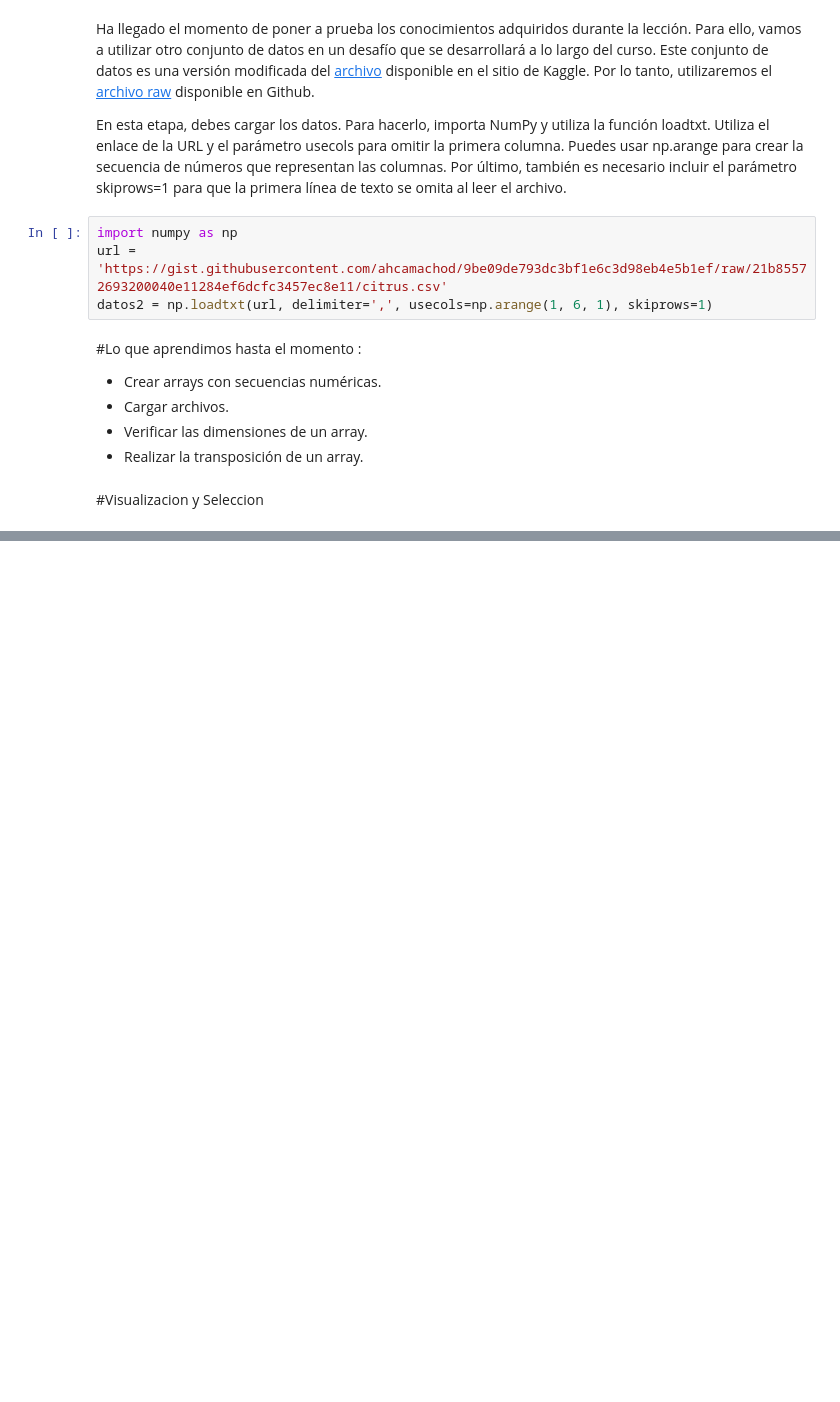
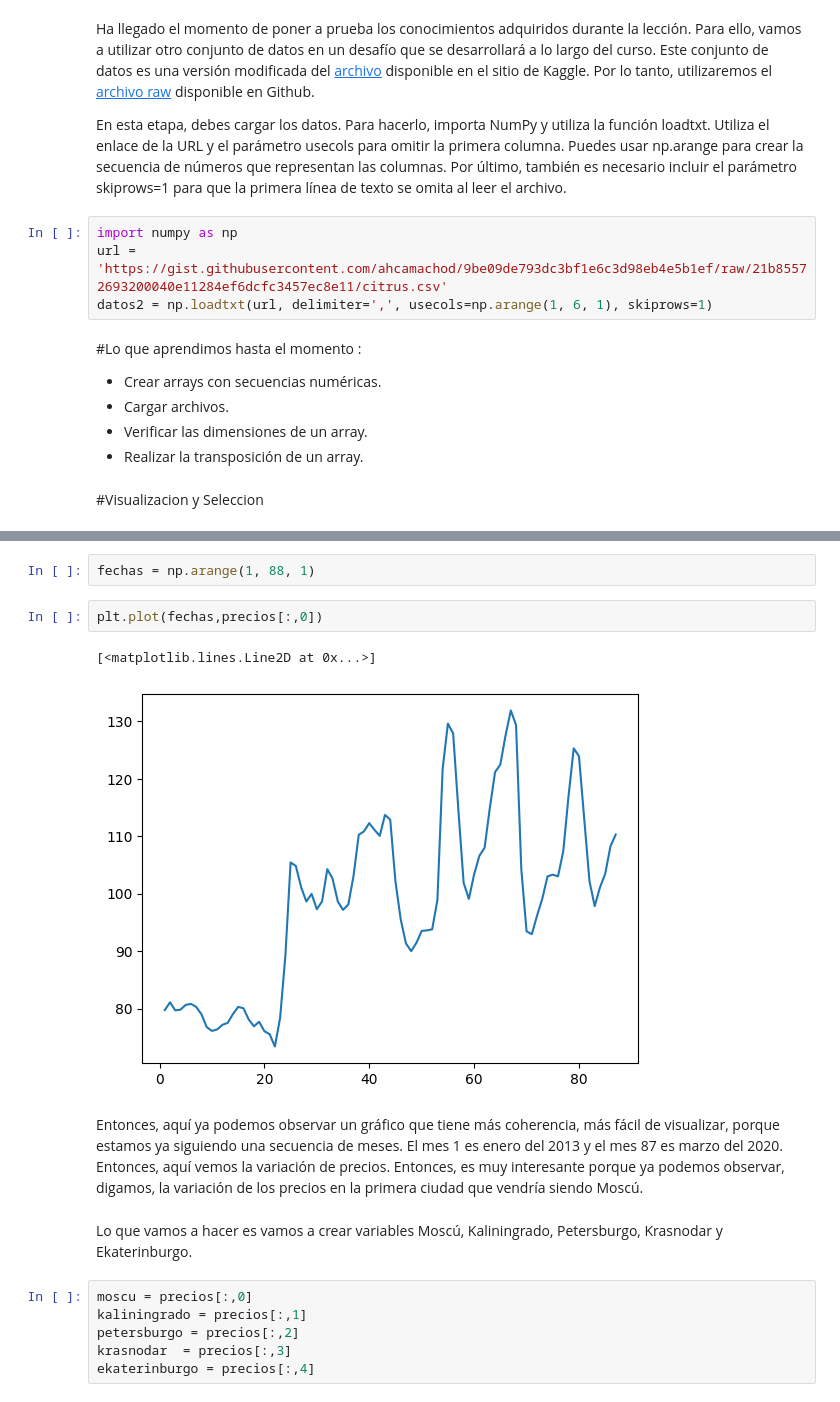
Before and after one commit to jorgevillegazz/Aprendiendo_ETL, a Jupyter notebook: NumPy.ipynb, the cells around one changed output, grey strips where cells are left out. Drawn from its saved outputs; the diff is of its cells as text; blank space fills up the shorter version.

```diff
--- a/NumPy.ipynb
+++ b/NumPy.ipynb
@@ -168,0 +245,17 @@ datos2 = np.loadtxt(url, delimiter=',', usecols=np.arange(1, 6, 1), skiprows=1)
+# %%
+fechas = np.arange(1, 88, 1)
+# %%
+plt.plot(fechas,precios[:,0])
+# %% [output]
+[<matplotlib.lines.Line2D at 0x...>]
+[figure, added]
+# %% [markdown]
+ Entonces, aquí ya podemos observar un gráfico que tiene más coherencia, más fácil de visualizar, porque estamos ya siguiendo una secuencia de meses. El mes 1 es enero del 2013 y el mes 87 es marzo del 2020. Entonces, aquí vemos la variación de precios. Entonces, es muy interesante porque ya podemos observar, digamos, la variación de los precios en la primera ciudad que vendría siendo Moscú.
+# %% [markdown]
+Lo que vamos a hacer es vamos a crear variables Moscú, Kaliningrado, Petersburgo, Krasnodar y Ekaterinburgo.
+# %%
+moscu = precios[:,0]
+kaliningrado = precios[:,1]
+petersburgo = precios[:,2]
+krasnodar  = precios[:,3]
+ekaterinburgo = precios[:,4]
```
Also changed, not shown: parts of 17 cells of this notebook.
